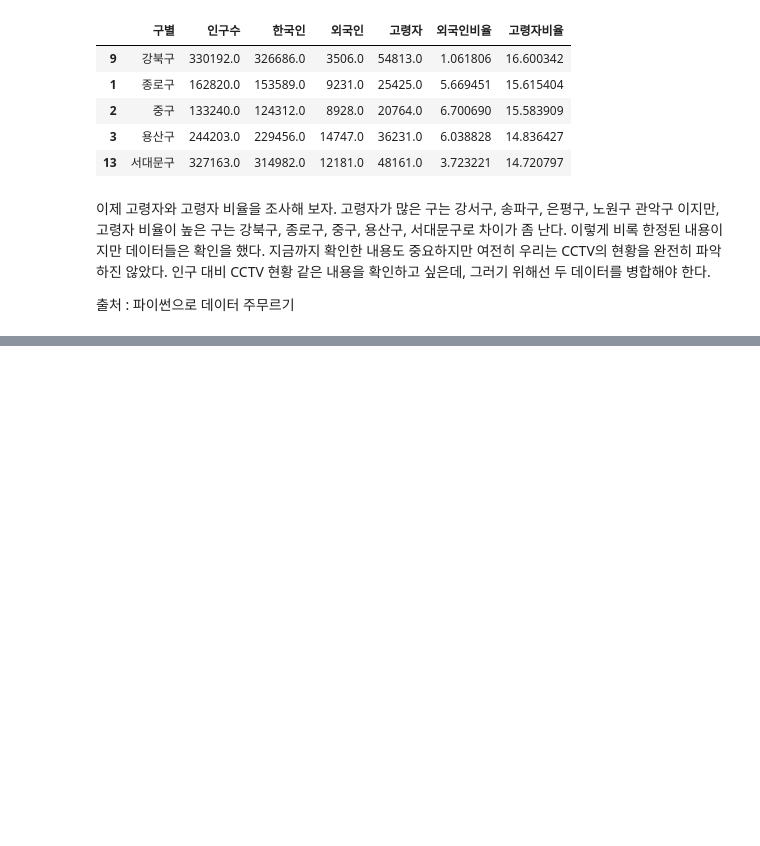
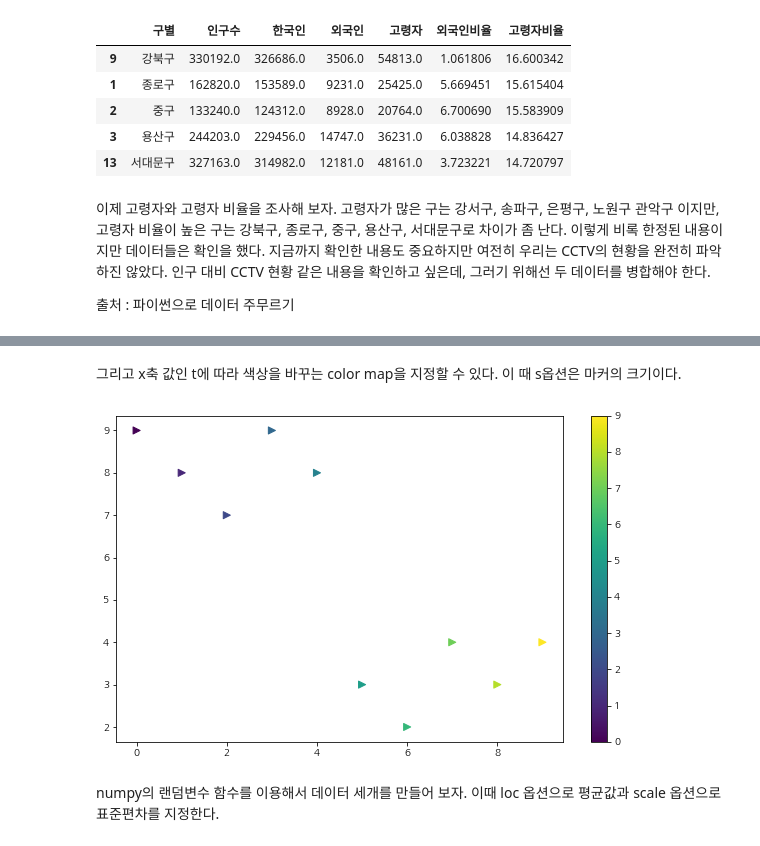
Before and after one commit to jaeyoon89/python_datascience_study, a Jupyter notebook: ch1_analysis_CCTV_Seoul_#1.ipynb, the cells around one changed output, grey strips where cells are left out. Drawn from its saved outputs; the diff is of its cells as text; code cells hidden in the pictures; blank space fills up the shorter version.

```diff
--- a/ch1_analysis_CCTV_Seoul_#1.ipynb
+++ b/ch1_analysis_CCTV_Seoul_#1.ipynb
@@ -1071,0 +1082,13 @@ t = np.array
+# %% [markdown]
+그리고 x축 값인 t에 따라 색상을 바꾸는 color map을 지정할 수 있다. 이 때 s옵션은 마커의 크기이다.
+# %%
+colormap = t
+
+plt.figure(figsize=(10,6))
+plt.scatter(t,y, s=50, c=colormap,marker='>')
+plt.colorbar()
+plt.show()
+# %% [output]
+[figure, added]
+# %% [markdown]
+numpy의 랜덤변수 함수를 이용해서 데이터 세개를 만들어 보자. 이때 loc 옵션으로 평균값과 scale 옵션으로 표준편차를 지정한다.
```
Also changed, not shown: parts of 215 cells of this notebook.
